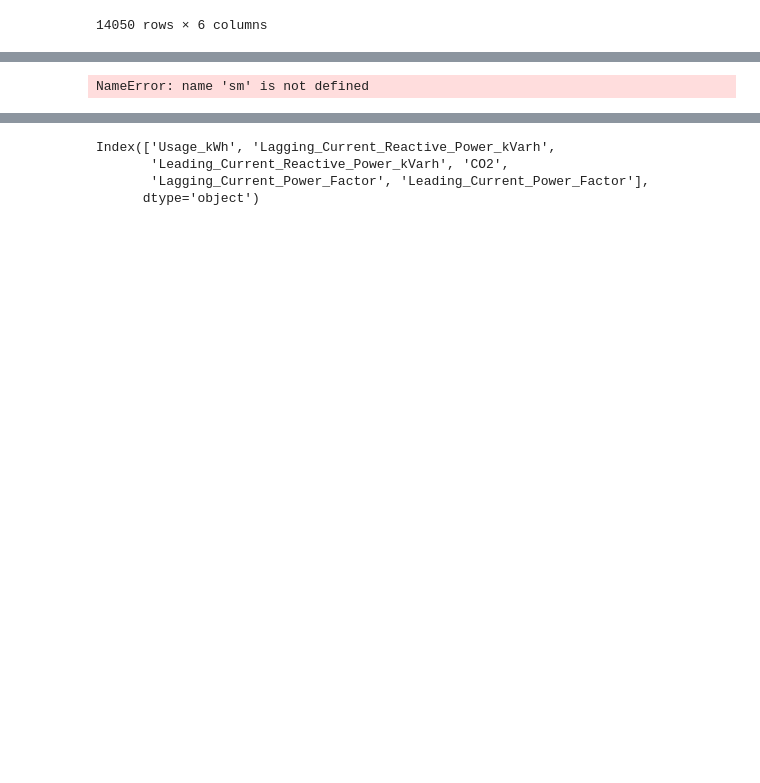
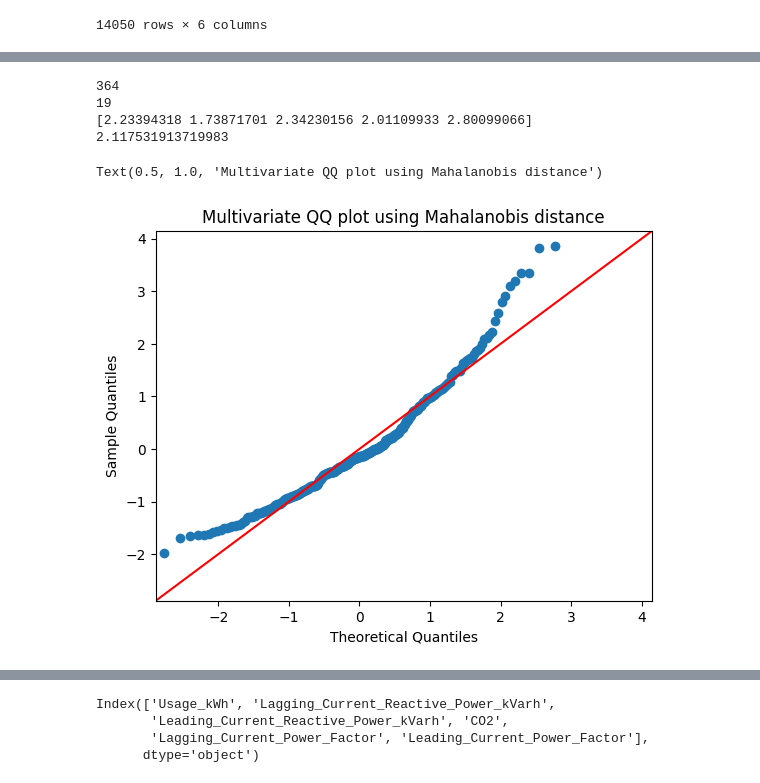
Before and after one commit to Dhruv-Kushwaha2010/MTL766-Project, a Jupyter notebook: main.ipynb, the cells around one changed output, grey strips where cells are left out. Drawn from its saved outputs; the diff is of its cells as text; code cells hidden in the pictures; blank space fills up the shorter version.

```diff
--- a/main.ipynb
+++ b/main.ipynb
@@ -140,14 +176,27 @@ display(data)
 # %%
 # multivariate qq pplot using mahalanobis distance
 from scipy.spatial.distance import mahalanobis
 # calculate the mahalanobis distance
 dist = []
-for i in range(len(df_wt_co2)):
-    dist.append(mahalanobis(df_wt_co2.iloc[i], np.zeros(6), np.linalg.inv(np.cov(df_wt_co2.T))))
+for i in list(range(0, 1)) + list(range(2, len(df_num_daily))):
+    dist.append(mahalanobis(df_num_daily.iloc[i], np.zeros(6), np.linalg.inv(np.cov(df_num_daily.T))))
 dist = np.array(dist)
+print(len(dist))
+print(np.array(dist).argmax())
+
+print(dist[:5])
+print(dist.mean())
+
+# # remove max element from dist
+dist = np.delete(dist, np.array(dist).argmax())
 
 # plot the qq plot
 sm.qqplot(dist, line ='45', fit = True)
 plt.title('Multivariate QQ plot using Mahalanobis distance')
 # %% [output]
-NameError: name 'sm' is not defined
+364
+19
+[2.23394318 1.73871701 2.34230156 2.01109933 2.80099066]
+2.117531913719983
+Text(0.5, 1.0, 'Multivariate QQ plot using Mahalanobis distance')
+[figure, added]
```
Also changed, not shown: parts of 49 cells of this notebook.
